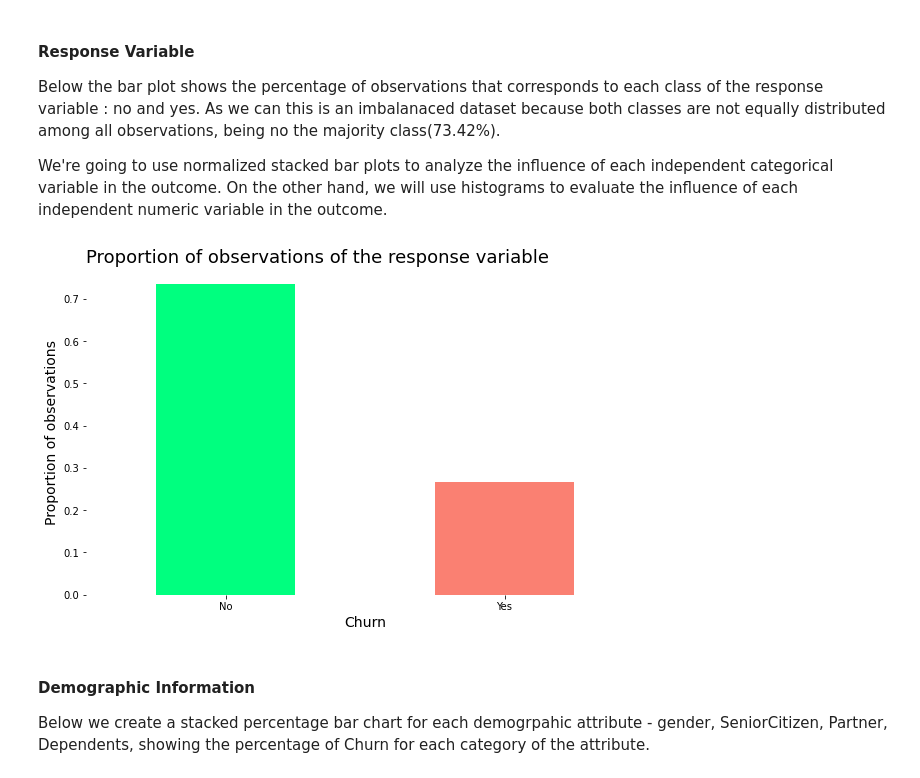
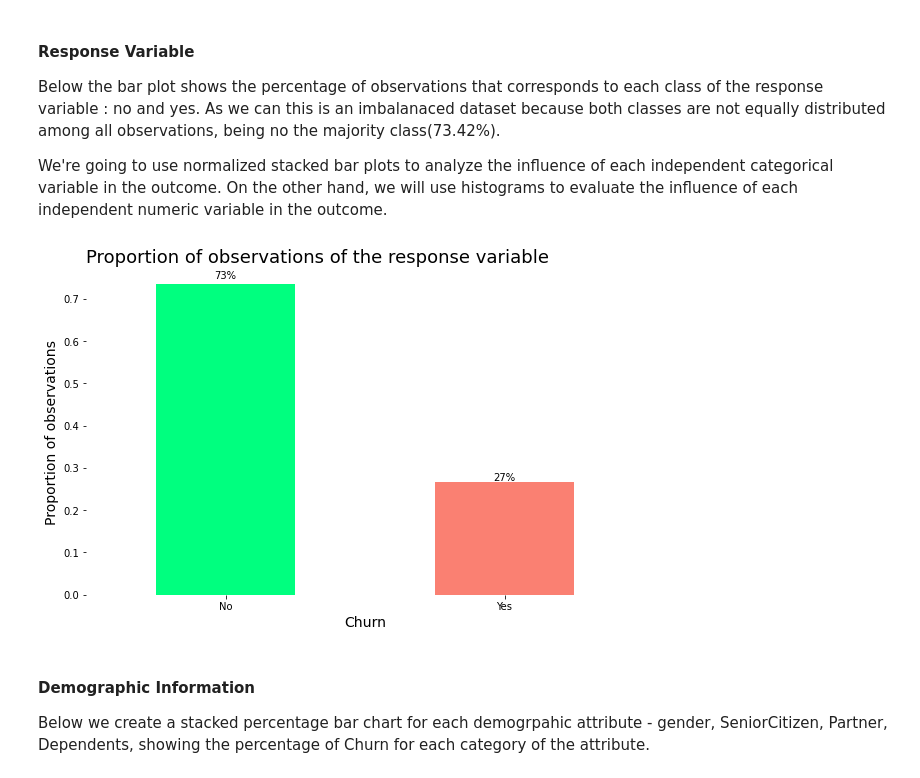
Before and after one commit to ochoa-jessica/Customer_Churn, a Jupyter notebook: Telco_Customer_Churn.ipynb, the cells around one changed output. Saved outputs shown, nothing was run; the diff lists cells and outputs as text; code cells hidden in the pictures.

```diff
--- a/Telco_Customer_Churn.ipynb
+++ b/Telco_Customer_Churn.ipynb
@@ -162,31 +176,39 @@ array(['Electronic check', 'Mailed check', 'Bank transfer', 'Credit card'],
 # %%
 # create a figure
 fig = plt.figure(figsize=(10, 6))
 ax = fig.add_subplot(111)
 
 # proportion of observation of each class
 prop_response = df_telco['Churn'].value_counts(normalize=True)
 
 # create a bar plot showing the % of churn
 prop_response.plot(kind='bar',
-                  ax=ax,
-                  color=['springgreen', 'salmon'])
+                   ax=ax,
+                   color=['springgreen', 'salmon'])
+
+# add the annotations
+for p in ax.patches:
+    width = p.get_width()
+    height = p.get_height()
+    x, y = p.get_xy()
+    ax.annotate(f'{height:.0%}', (x + width/2, y + height*1.02), ha='center')
 
 # set title and labels
 ax.set_title('Proportion of observations of the response variable',
             fontsize=18, loc='left')
 ax.set_xlabel('Churn',
              fontsize=14)
 ax.set_ylabel('Proportion of observations',
              fontsize=14)
 ax.tick_params(rotation='auto')
 
+
 # eliminate the frame from the plot
 spine_names = ('top', 'right', 'bottom', 'left')
 for spine_name in spine_names:
     ax.spines[spine_name].set_visible(False)
 # %% [output]
-[figure, old version]
+[figure, new version]
 # %% [markdown]
 <h4>Demographic Information</h4>
 <p>Below we create a stacked percentage bar chart for each demogrpahic attribute - gender, SeniorCitizen, Partner, Dependents, showing the percentage of Churn for each category of the attribute.</p>
```
Also changed, not shown: parts of 26 cells of this notebook.
